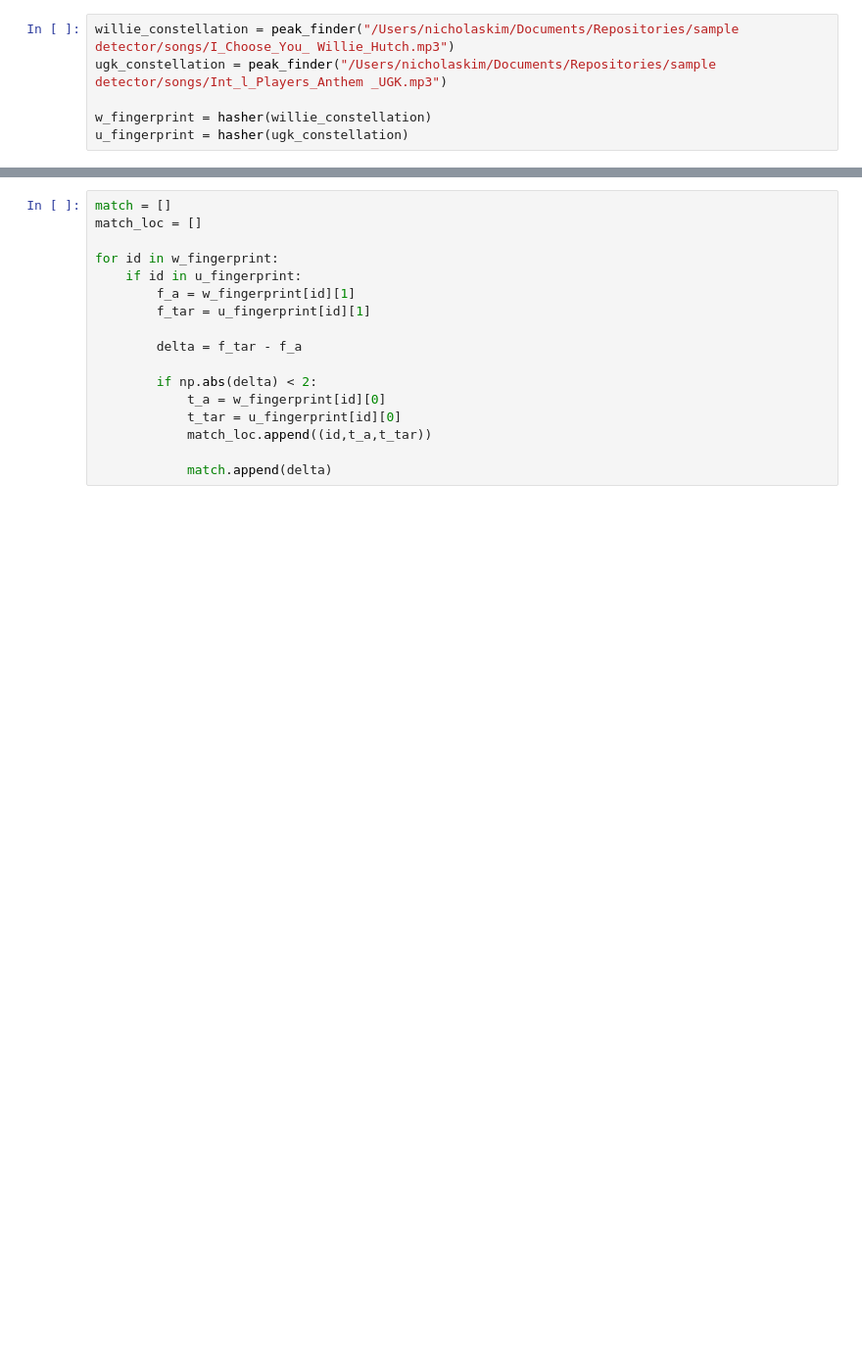
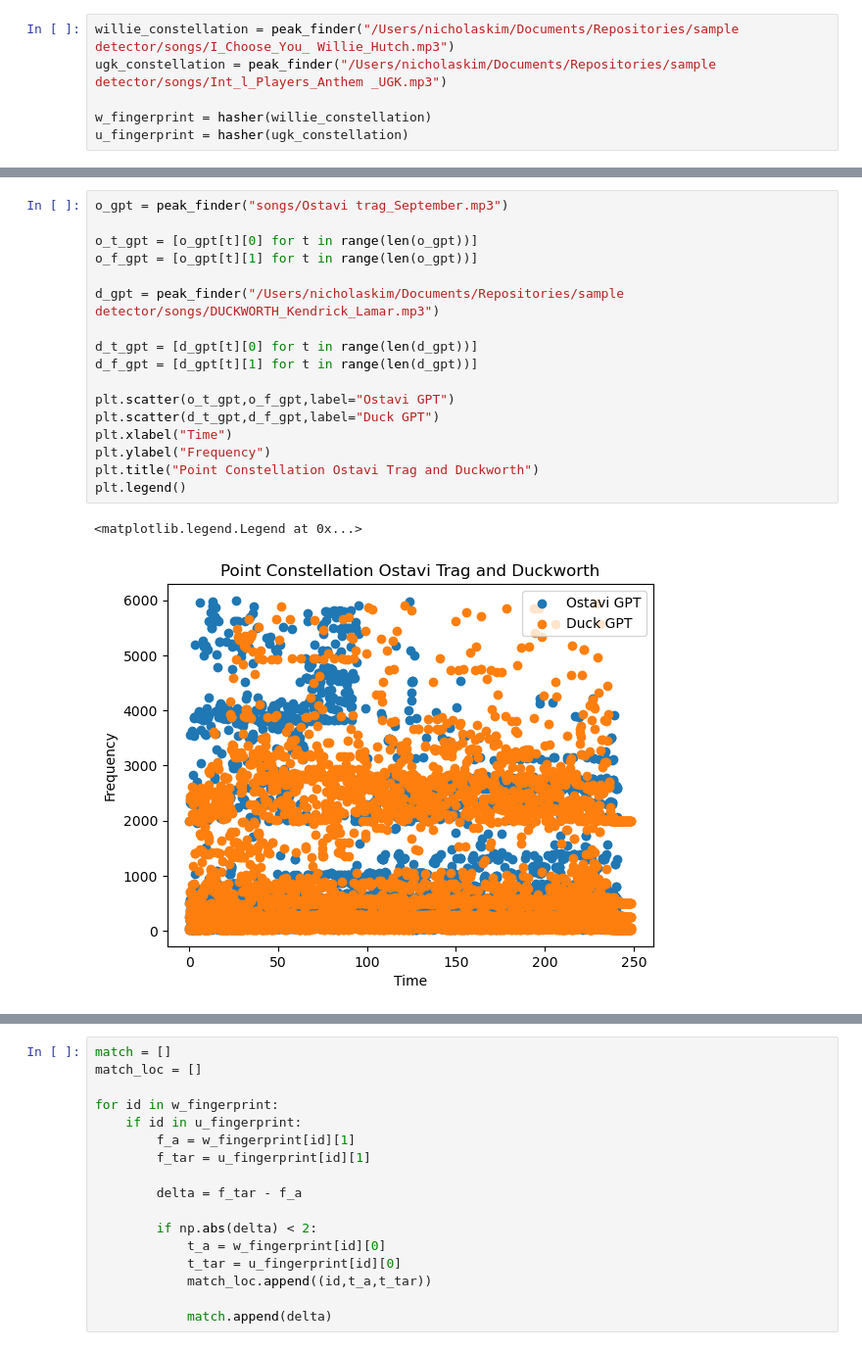
Before and after one commit to nicholaskim1004/SampleDetective, a Jupyter notebook: testing_ground.ipynb, the cells around one changed output, grey strips where cells are left out. Shown at 98% size. Cells and saved outputs as stored; diff of their text form; blank space fills up the shorter version.

```diff
--- a/testing_ground.ipynb
+++ b/testing_ground.ipynb
@@ -265,2 +307,22 @@ u_fingerprint = hasher(ugk_constellation)
+# %%
+o_gpt = peak_finder("songs/Ostavi trag_September.mp3")
+
+o_t_gpt = [o_gpt[t][0] for t in range(len(o_gpt))]
+o_f_gpt = [o_gpt[t][1] for t in range(len(o_gpt))]
+
+d_gpt = peak_finder("/Users/nicholaskim/Documents/Repositories/sample detector/songs/DUCKWORTH_Kendrick_Lamar.mp3")
+
+d_t_gpt = [d_gpt[t][0] for t in range(len(d_gpt))]
+d_f_gpt = [d_gpt[t][1] for t in range(len(d_gpt))]
+
+plt.scatter(o_t_gpt,o_f_gpt,label="Ostavi GPT")
+plt.scatter(d_t_gpt,d_f_gpt,label="Duck GPT")
+plt.xlabel("Time")
+plt.ylabel("Frequency")
+plt.title("Point Constellation Ostavi Trag and Duckworth")
+plt.legend()
+# %% [output]
+<matplotlib.legend.Legend at 0x...>
+[figure, added]
 # %%
 #plot of the point constellations to see if there is a similarity
```
Also changed, not shown: parts of 12 cells of this notebook.
